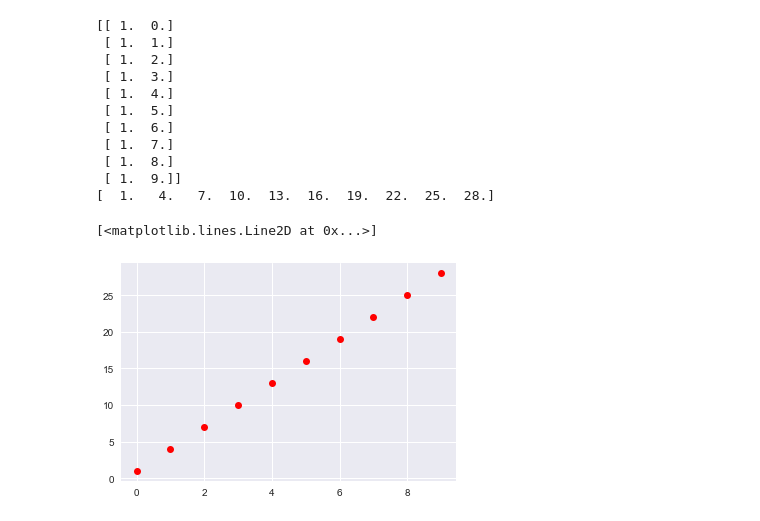
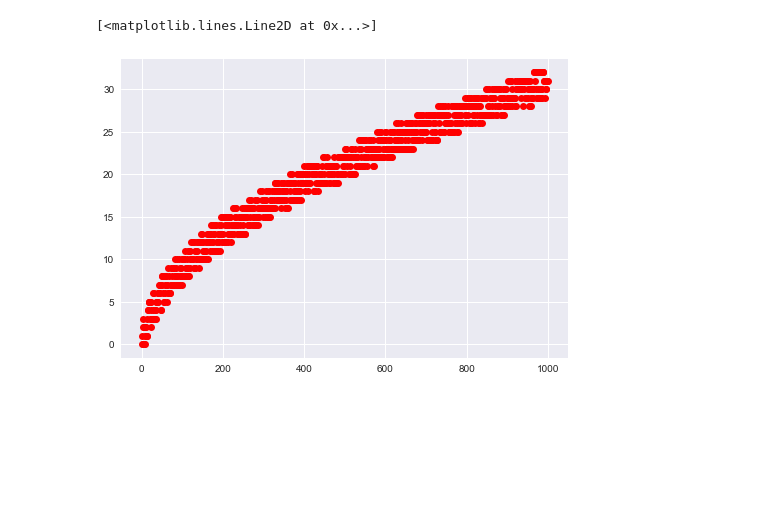
Before and after one commit to 5l1v3r1/Machine-Learning-7, a Jupyter notebook: sample regression/sample test.ipynb, the cells around one changed output. Cells and saved outputs as stored; diff of their text form; code cells hidden in the pictures; blank space fills up the shorter version.

```diff
--- a/sample regression/sample test.ipynb
+++ b/sample regression/sample test.ipynb
@@ -7,3 +7,16 @@ import seaborn as sns
 from scipy import stats
 import matplotlib as mpl
 import matplotlib.pyplot as plt
+# %%
+noiseSize = 2
+size = 1000
+
+sample = np.arange(size*2).reshape( (2, size) )
+sample[1] = np.sqrt(sample)[0]
+sample[1] = sample[1] + (np.random.rand(1,size) - .5) * noiseSize*2
+sample = sample.T
+
+plt.plot(sample[:,0], sample[:,1], 'ro')
+# %% [output]
+[<matplotlib.lines.Line2D at 0x...>]
+[figure, added]
@@ -23,19 +45 @@ for i in range(0,m):
-# %%
-print(x)
-print(y)
-plt.plot(x[:,1], y, 'ro')
-# %% [output]
-[[ 1.  0.]
- [ 1.  1.]
- [ 1.  2.]
- [ 1.  3.]
- [ 1.  4.]
- [ 1.  5.]
- [ 1.  6.]
- [ 1.  7.]
- [ 1.  8.]
- [ 1.  9.]]
-[  1.   4.   7.  10.  13.  16.  19.  22.  25.  28.]
-[<matplotlib.lines.Line2D at 0x...>]
-[figure, removed]
 # %%
```
Also changed, not shown: parts of 5 cells of this notebook, 2 other files.
